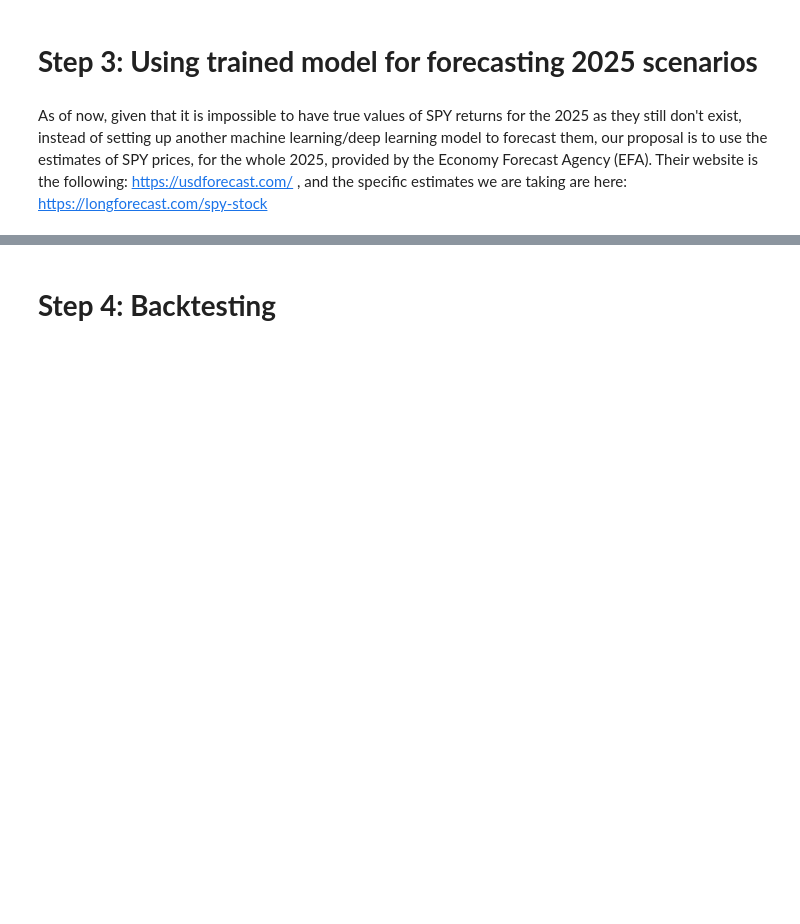
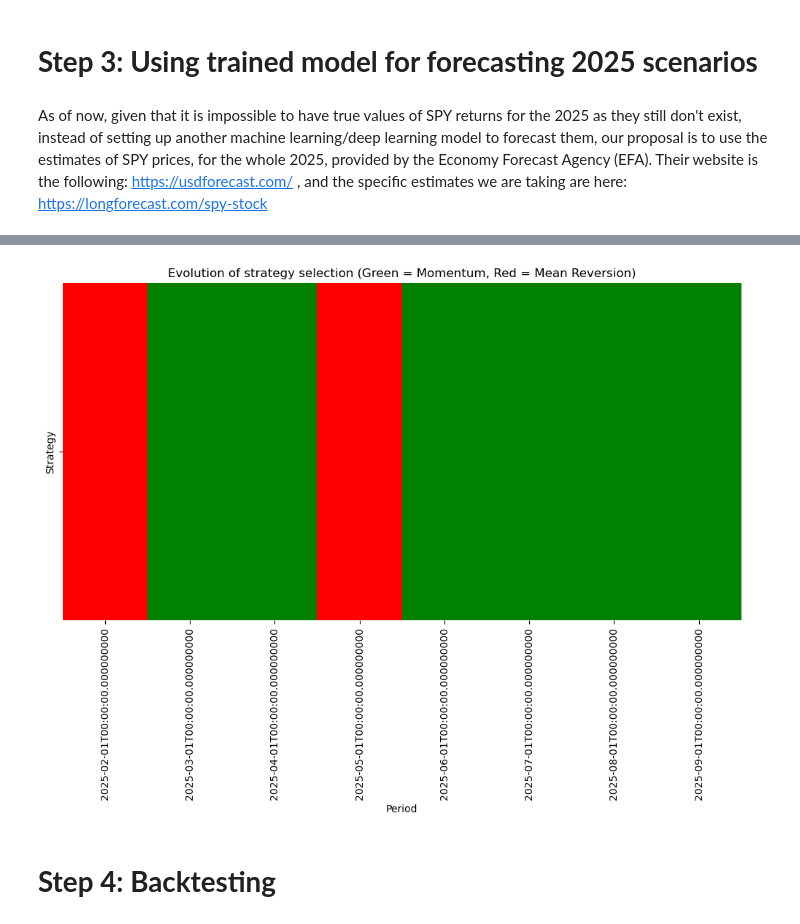
Before and after one commit to AleInc996/Capstone_WQU, a Jupyter notebook: model.ipynb, the cells around one changed output, grey strips where cells are left out. Saved outputs shown, nothing was run; the diff lists cells and outputs as text; code cells hidden in the pictures; blank space fills up the shorter version.

```diff
--- a/model.ipynb
+++ b/model.ipynb
@@ -632,0 +625,14 @@ forward_vix_slope
+# %%
+# now the vix slope variable needs to be transformed into an array of shape similar to the one used for train
+# therefore I am setting the final parameters I want:
+num_obs = 8 # Number of observations (because we have 8 observations for the 2025 forward VIX futures slope)
+timesteps = 5 # sequence used to train the model
+features = 2 # variables
+
+transformer_expanded_data = np.zeros((num_obs, timesteps, features))# storing memory for the expanded data
+
+for i in range(num_obs): # expanding the data repeating values but making sure that each value appears at least once
+    for t in range(timesteps):
+        transformer_expanded_data[i, t] = transformer_data[(i + t) % num_obs]
+
+transformer_expanded_data
@@ -633,2 +726,10 @@ forward_vix_slope
+# %%
+plt.figure(figsize = (12, 6)) # plotting the table with strategy selection
+sns.heatmap(pd.DataFrame(strategy_type, index = forward_vix_slope['Period'], columns = ['Strategy']).T == "Momentum",
+            cmap = ['red', 'green'], cbar = False)
+plt.title("Evolution of strategy selection (Green = Momentum, Red = Mean Reversion)")
+plt.show()
+# %% [output]
+[figure, added]
 # %% [markdown]
 # **Step 4: Backtesting**
```
Also changed, not shown: parts of 28 cells of this notebook.
